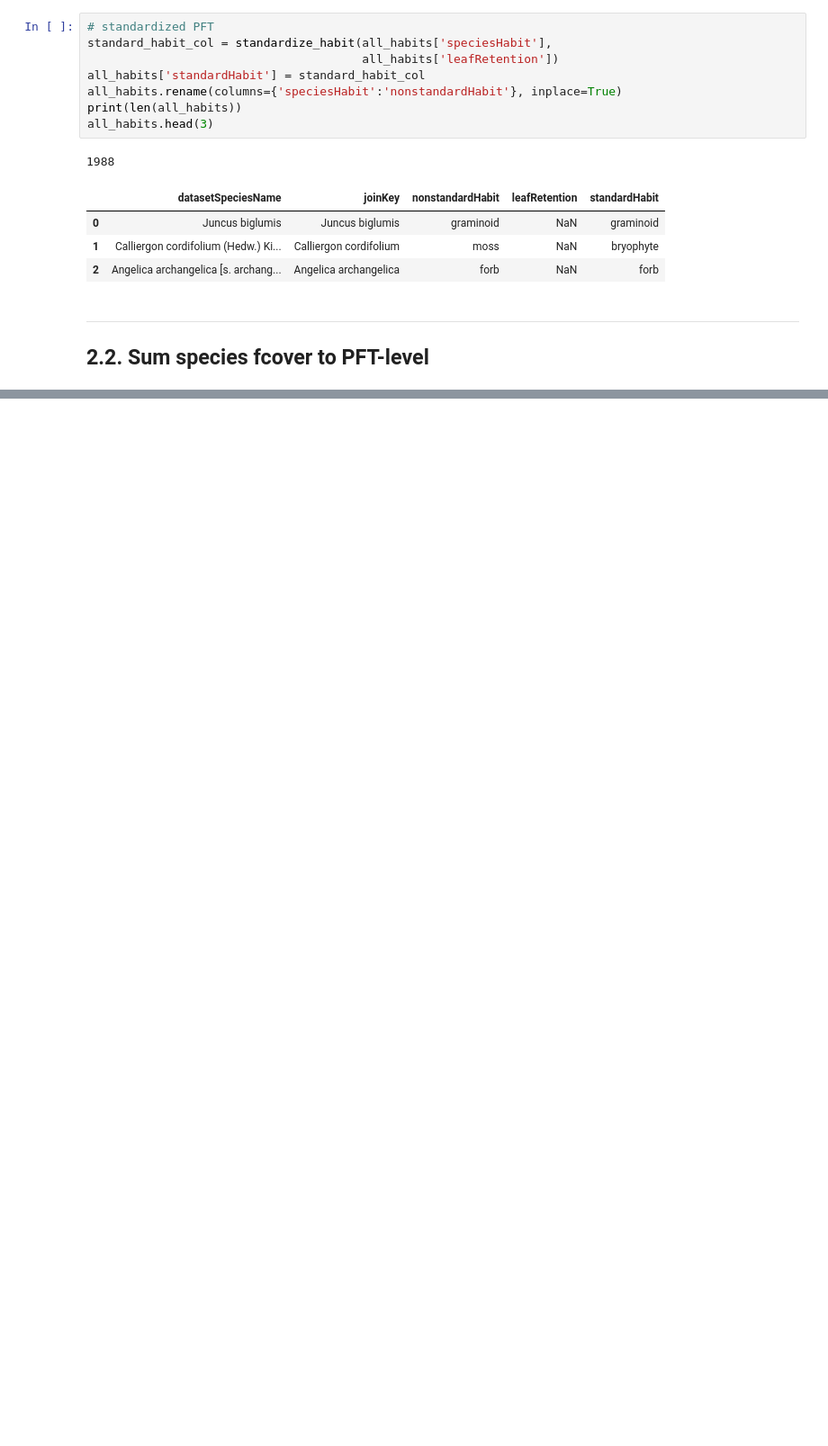
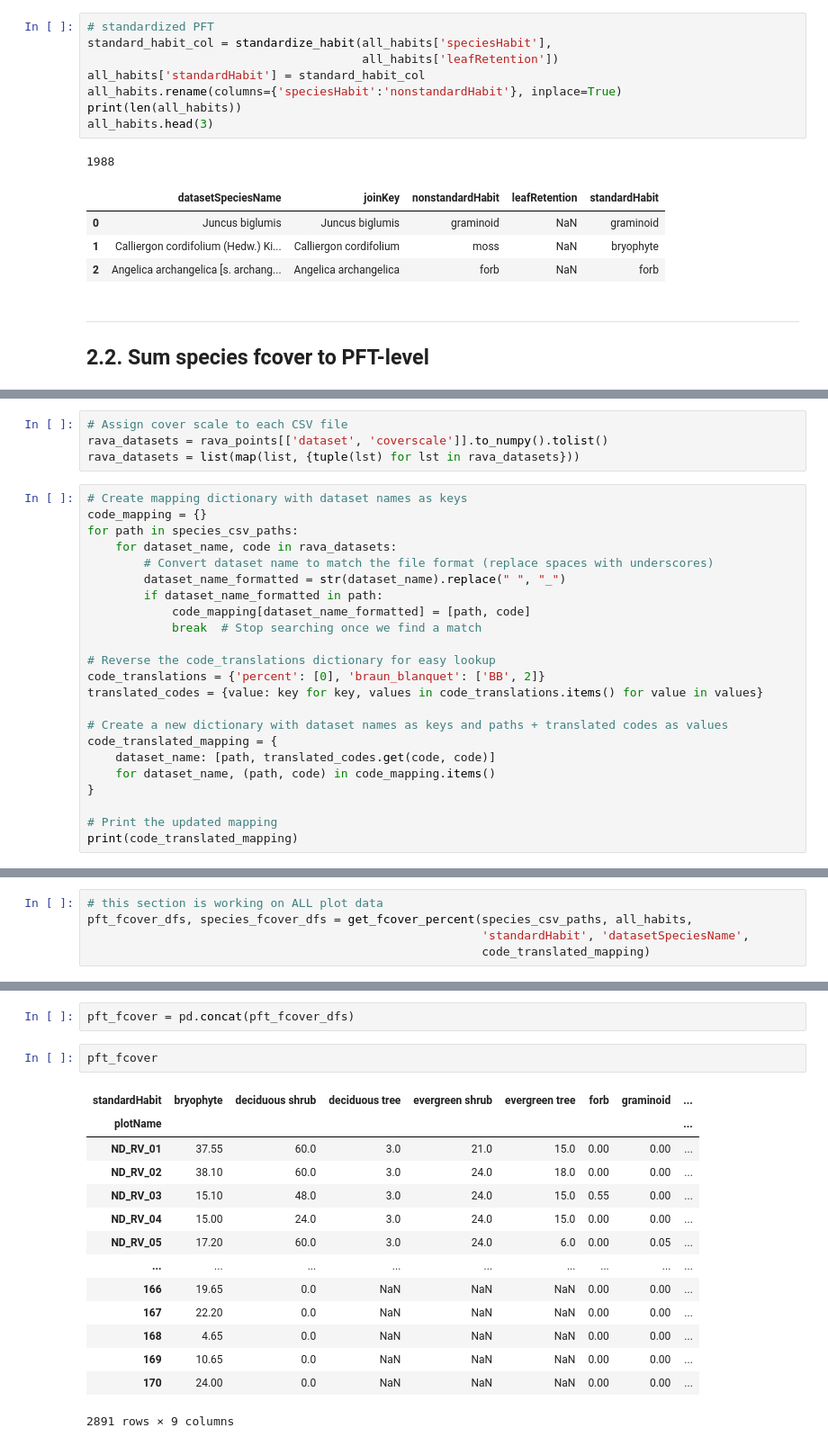
Before and after one commit to climatemodeling/pavc, a Jupyter notebook: rava/standardize_rava.ipynb, the cells around one changed output, grey strips where cells are left out. Shown at 90% size. Saved outputs shown, nothing was run; the diff lists cells and outputs as text; blank space fills up the shorter version.

```diff
--- a/rava/standardize_rava.ipynb
+++ b/rava/standardize_rava.ipynb
@@ -556,3 +556,30 @@ array([0, 'BB', 2, nan], dtype=object)
 BB = braun blanquet
 
 2 = braun blanquet
+# %%
+# Assign cover scale to each CSV file
+rava_datasets = rava_points[['dataset', 'coverscale']].to_numpy().tolist()
+rava_datasets = list(map(list, {tuple(lst) for lst in rava_datasets}))
+# %%
+# Create mapping dictionary with dataset names as keys
+code_mapping = {}
+for path in species_csv_paths:
+    for dataset_name, code in rava_datasets:
+        # Convert dataset name to match the file format (replace spaces with underscores)
+        dataset_name_formatted = str(dataset_name).replace(" ", "_")
+        if dataset_name_formatted in path:
+            code_mapping[dataset_name_formatted] = [path, code]
+            break  # Stop searching once we find a match
+
+# Reverse the code_translations dictionary for easy lookup
+code_translations = {'percent': [0], 'braun_blanquet': ['BB', 2]}
+translated_codes = {value: key for key, values in code_translations.items() for value in values}
+
+# Create a new dictionary with dataset names as keys and paths + translated codes as values
+code_translated_mapping = {
+    dataset_name: [path, translated_codes.get(code, code)]
+    for dataset_name, (path, code) in code_mapping.items()
+}
+
+# Print the updated mapping
+print(code_translated_mapping)
@@ -670,3 +833,8 @@ def get_fcover_percent(paths, all_habits, habit_col, species_col):
         species_fcover_tables.append(df_melted[['plotName', 'speciesNameNoAuth', 'percentCover']])
 
     return pft_fcover_tables, species_fcover_tables
+# %%
+# this section is working on ALL plot data
+pft_fcover_dfs, species_fcover_dfs = get_fcover_percent(species_csv_paths, all_habits,
+                                                        'standardHabit', 'datasetSpeciesName',
+                                                        code_translated_mapping)
@@ -672,0 +898,19 @@ def get_fcover_percent(paths, all_habits, habit_col, species_col):
+# %%
+pft_fcover = pd.concat(pft_fcover_dfs)
+# %%
+pft_fcover
+# %% [output]
+| standardHabit | bryophyte | deciduous shrub | deciduous tree | evergreen shrub | evergreen tree | forb | graminoid | ... |
+| plotName |  |  |  |  |  |  |  | ... |
+| ND_RV_01 | 37.55 | 60.0 | 3.0 | 21.0 | 15.0 | 0.00 | 0.00 | ... |
+| ND_RV_02 | 38.10 | 60.0 | 3.0 | 24.0 | 18.0 | 0.00 | 0.00 | ... |
+| ND_RV_03 | 15.10 | 48.0 | 3.0 | 24.0 | 15.0 | 0.55 | 0.00 | ... |
+| ND_RV_04 | 15.00 | 24.0 | 3.0 | 24.0 | 15.0 | 0.00 | 0.00 | ... |
+| ND_RV_05 | 17.20 | 60.0 | 3.0 | 24.0 | 6.0 | 0.00 | 0.05 | ... |
+| ... | ... | ... | ... | ... | ... | ... | ... | ... |
+| 166 | 19.65 | 0.0 | NaN | NaN | NaN | 0.00 | 0.00 | ... |
+| 167 | 22.20 | 0.0 | NaN | NaN | NaN | 0.00 | 0.00 | ... |
+| 168 | 4.65 | 0.0 | NaN | NaN | NaN | 0.00 | 0.00 | ... |
+| 169 | 10.65 | 0.0 | NaN | NaN | NaN | 0.00 | 0.00 | ... |
+| 170 | 24.00 | 0.0 | NaN | NaN | NaN | 0.00 | 0.00 | ... |
+2891 rows × 9 columns
```
Also changed, not shown: parts of 31 cells of this notebook, 3 other files.
